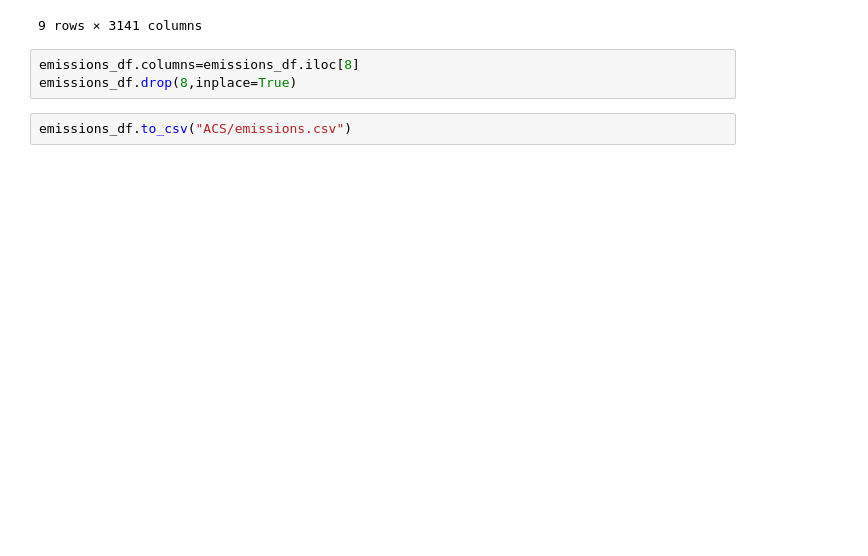
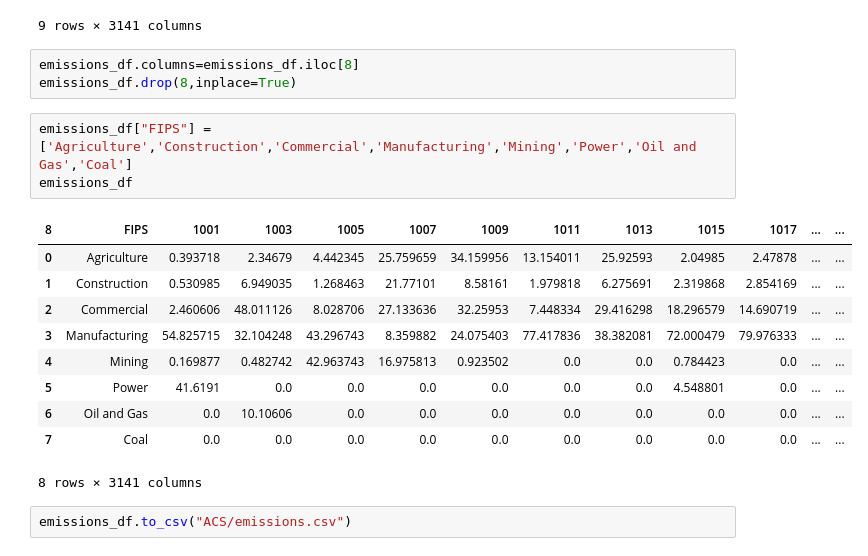
Before and after one commit to paulsizaire/paulsizaire.github.io, a Jupyter notebook: socio_data_processing.ipynb, the cells around one changed output. Cells and saved outputs as stored; diff of their text form; blank space fills up the shorter version.

Commit message:
new emissions file

```diff
--- a/socio_data_processing.ipynb
+++ b/socio_data_processing.ipynb
@@ -72,5 +72,19 @@ emissions_df
 # %%
 emissions_df.columns=emissions_df.iloc[8]
 emissions_df.drop(8,inplace=True)
+# %%
+emissions_df["FIPS"] = ['Agriculture','Construction','Commercial','Manufacturing','Mining','Power','Oil and Gas','Coal']
+emissions_df
+# %% [output]
+| 8 | FIPS | 1001 | 1003 | 1005 | 1007 | 1009 | 1011 | 1013 | 1015 | 1017 | ... | ... |
+| 0 | Agriculture | 0.393718 | 2.34679 | 4.442345 | 25.759659 | 34.159956 | 13.154011 | 25.92593 | 2.04985 | 2.47878 | ... | ... |
+| 1 | Construction | 0.530985 | 6.949035 | 1.268463 | 21.77101 | 8.58161 | 1.979818 | 6.275691 | 2.319868 | 2.854169 | ... | ... |
+| 2 | Commercial | 2.460606 | 48.011126 | 8.028706 | 27.133636 | 32.25953 | 7.448334 | 29.416298 | 18.296579 | 14.690719 | ... | ... |
+| 3 | Manufacturing | 54.825715 | 32.104248 | 43.296743 | 8.359882 | 24.075403 | 77.417836 | 38.382081 | 72.000479 | 79.976333 | ... | ... |
+| 4 | Mining | 0.169877 | 0.482742 | 42.963743 | 16.975813 | 0.923502 | 0.0 | 0.0 | 0.784423 | 0.0 | ... | ... |
+| 5 | Power | 41.6191 | 0.0 | 0.0 | 0.0 | 0.0 | 0.0 | 0.0 | 4.548801 | 0.0 | ... | ... |
+| 6 | Oil and Gas | 0.0 | 10.10606 | 0.0 | 0.0 | 0.0 | 0.0 | 0.0 | 0.0 | 0.0 | ... | ... |
+| 7 | Coal | 0.0 | 0.0 | 0.0 | 0.0 | 0.0 | 0.0 | 0.0 | 0.0 | 0.0 | ... | ... |
+8 rows × 3141 columns
 # %%
 emissions_df.to_csv("ACS/emissions.csv")
```
Also changed, not shown: parts of 1 cell of this notebook, 3 other files.
